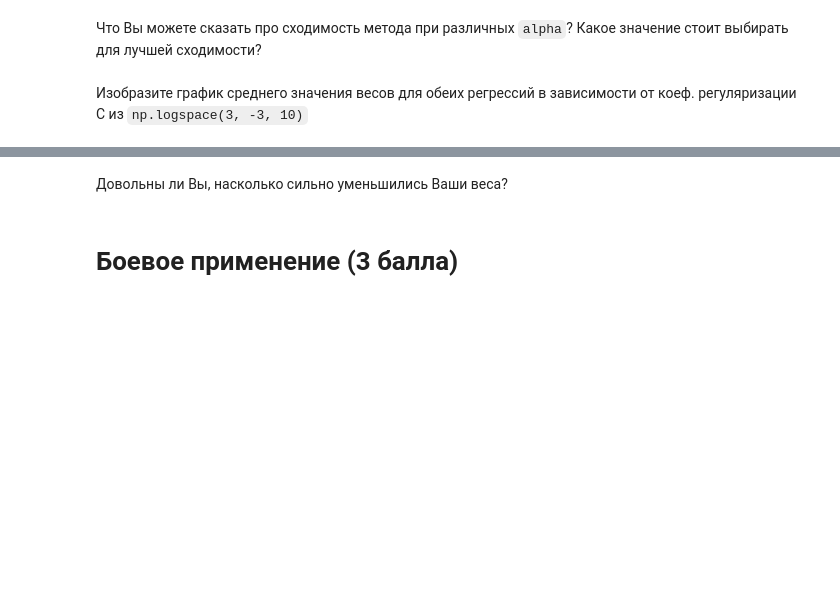
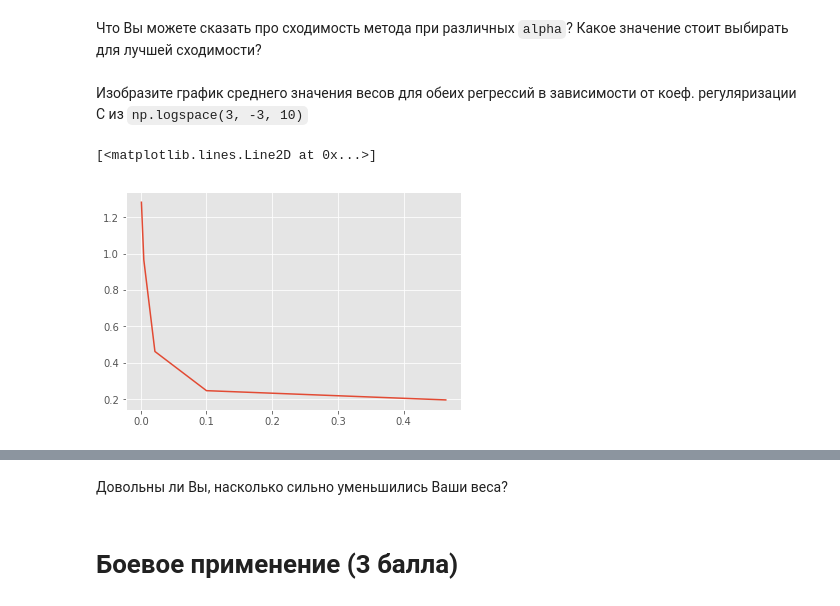
Before and after one commit to SdobnovE/msu_ML_algorythms_autumn_2019, a Jupyter notebook: 2019-09/hw2/sdobnov_hw2.ipynb, the cells around one changed output, grey strips where cells are left out. Saved outputs shown, nothing was run; the diff lists cells and outputs as text; code cells hidden in the pictures; blank space fills up the shorter version.

```diff
--- a/2019-09/hw2/sdobnov_hw2.ipynb
+++ b/2019-09/hw2/sdobnov_hw2.ipynb
@@ -297,2 +287,0 @@ next(gen)[1][0][0][0]
-# %%
-c = [-1,-2,-3]
@@ -313,4 +287,0 @@ np.array([1 for i in range(a.shape[0])]).reshape((-1,1)).shape
-# %%
-x = [1,2,3]
-y = [0,2,3]
-np.where(x > y,x,y)
@@ -448,8 +417,6 @@ class MySGDClassifier(BaseEstimator, ClassifierMixin):
                 batch_grad = self.calc_loss_grad(X_batch, y_batch)
 
                 self.update_weights(batch_grad)
-                # Подумайте в каком месте стоит посчитать ошибку для отладки модели
-                # До градиентного шага или после
                 batch_loss = self.calc_loss(X_batch, y_batch)
 
                 self.errors_log['iter'].append(batch_num)
@@ -470,10 +437,10 @@ class MySGDClassifier(BaseEstimator, ClassifierMixin):
         '''
         y_hat = 0
         if self.model_type == "lin_reg":
-            y_hat = np.dot(X, self.weights)
+            y_hat = np.dot(X, self.weights[1:]) + self.weights[0]
 
         else:
-            y_hat = sigmoid(-np.dot(X, self.weights))
+            y_hat = sigmoid(np.dot(X, self.weights[1:]) + self.weights[0])
         # Желательно здесь использовать матричные операции между X и весами, например, numpy.dot
         return y_hat
 # %% [markdown]
@@ -678,15 +645,17 @@ a
 # %% [markdown]
 Изобразите график среднего значения весов для обеих регрессий в зависимости от коеф. регуляризации С из `np.logspace(3, -3, 10)`
 # %%
-С = np.logspace(3, -3, 10)
+C = np.logspace(3, -3, 10)
 res = []
 
 for c in C:
     clf = MySGDClassifier(batch_generator, C=c, max_epoch=1, alpha=0.5, model_type='log_reg')
-    clf.fit(X, Y)
-    res.append(np.mean(clf.weights))
-
+    clf.fit(X[:10000,:], Y[:10000])
+    res.append(np.mean(np.abs(clf.weights)))
 plt.plot(C, res)
+# %% [output]
+[<matplotlib.lines.Line2D at 0x...>]
+[figure, added]
 # %%
 С = np.logspace(3, -3, 10)
 res = []
```
Also changed, not shown: parts of 21 cells of this notebook, 5 other files.
